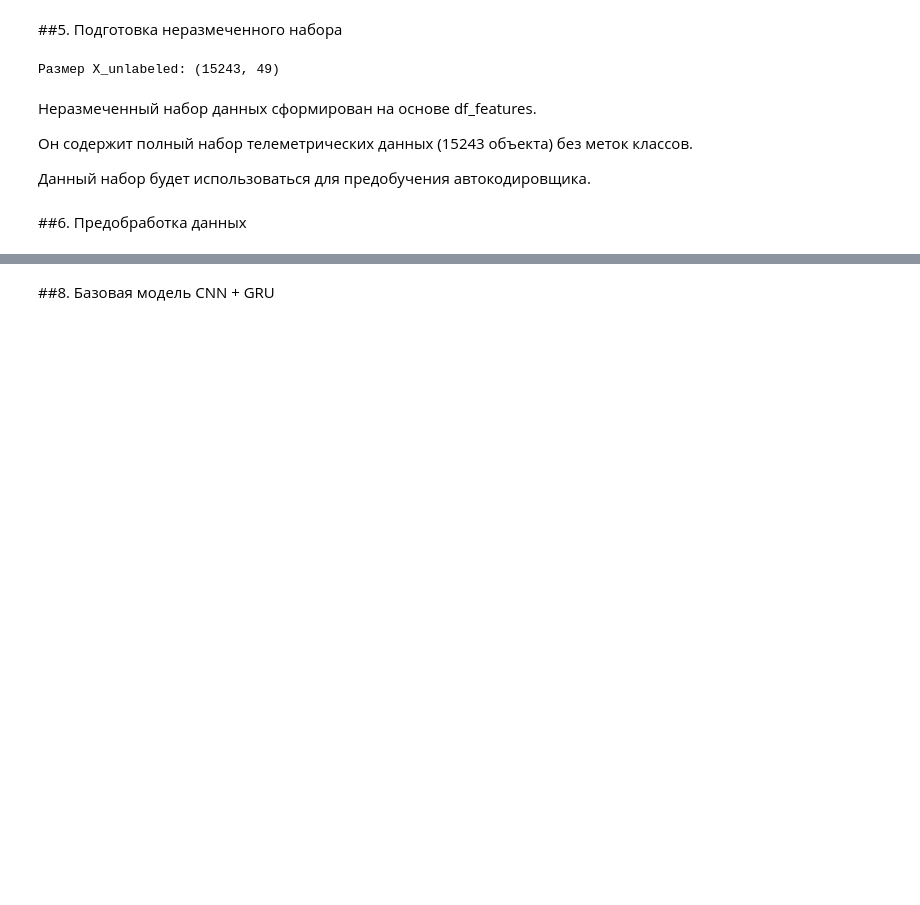
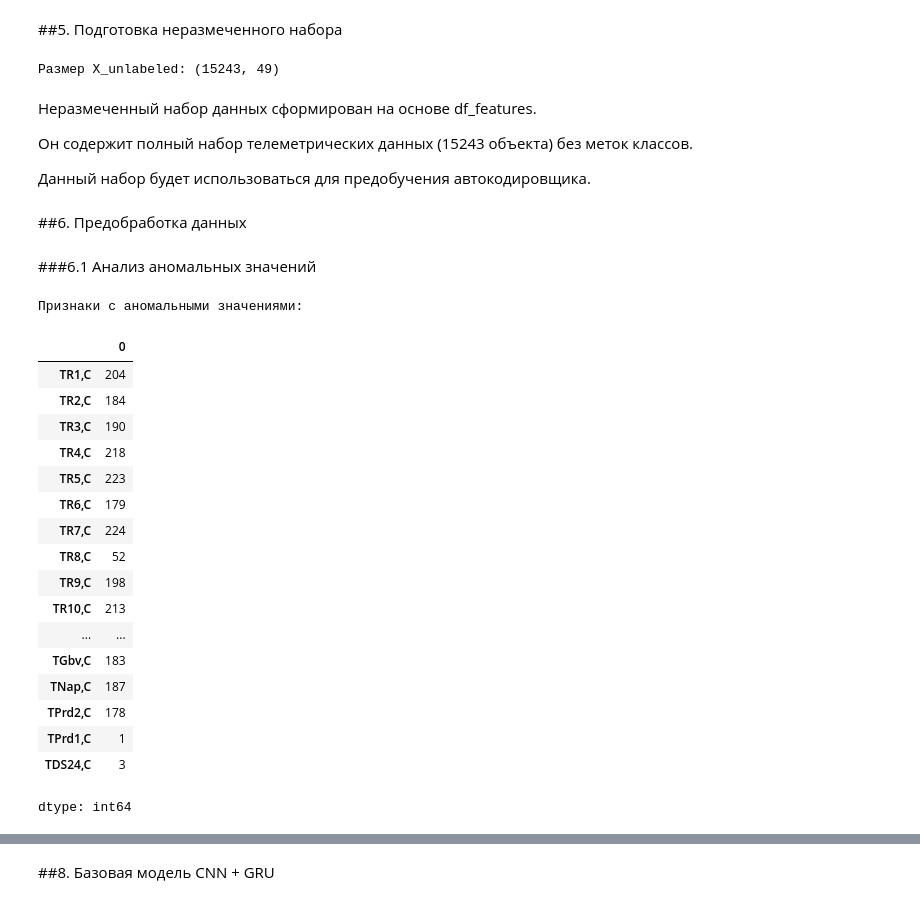
Before and after one commit to Daria-Chernykh/iad-course-project, a Jupyter notebook: courseProject.ipynb, the cells around one changed output, grey strips where cells are left out. Saved outputs shown, nothing was run; the diff lists cells and outputs as text; code cells hidden in the pictures; blank space fills up the shorter version.

```diff
--- a/courseProject.ipynb
+++ b/courseProject.ipynb
@@ -351,3 +394,33 @@ print("Размер X_unlabeled:", X_unlabeled.shape)
 Данный набор будет использоваться для предобучения автокодировщика.
 # %% [markdown]
 ##6. Предобработка данных
+# %% [markdown]
+###6.1 Анализ аномальных значений
+# %%
+anomaly_threshold = -100
+
+anomaly_counts = (X_labeled < anomaly_threshold).sum()
+anomaly_counts = anomaly_counts[anomaly_counts > 0]
+
+print("Признаки с аномальными значениями:")
+display(anomaly_counts)
+# %% [output]
+Признаки с аномальными значениями:
+|  | 0 |
+| TR1,C | 204 |
+| TR2,C | 184 |
+| TR3,C | 190 |
+| TR4,C | 218 |
+| TR5,C | 223 |
+| TR6,C | 179 |
+| TR7,C | 224 |
+| TR8,C | 52 |
+| TR9,C | 198 |
+| TR10,C | 213 |
+| ... | ... |
+| TGbv,C | 183 |
+| TNap,C | 187 |
+| TPrd2,C | 178 |
+| TPrd1,C | 1 |
+| TDS24,C | 3 |
+dtype: int64
```
Also changed, not shown: parts of 115 cells of this notebook.
